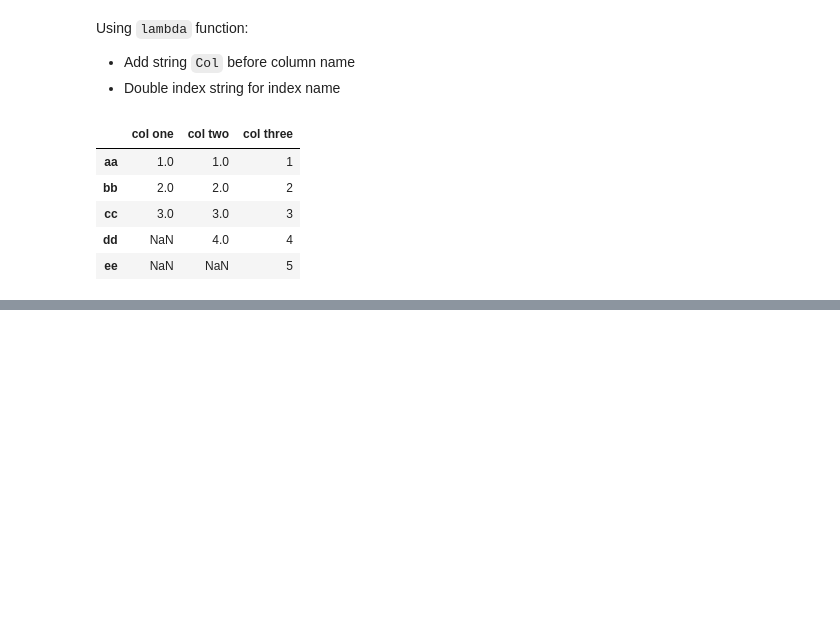
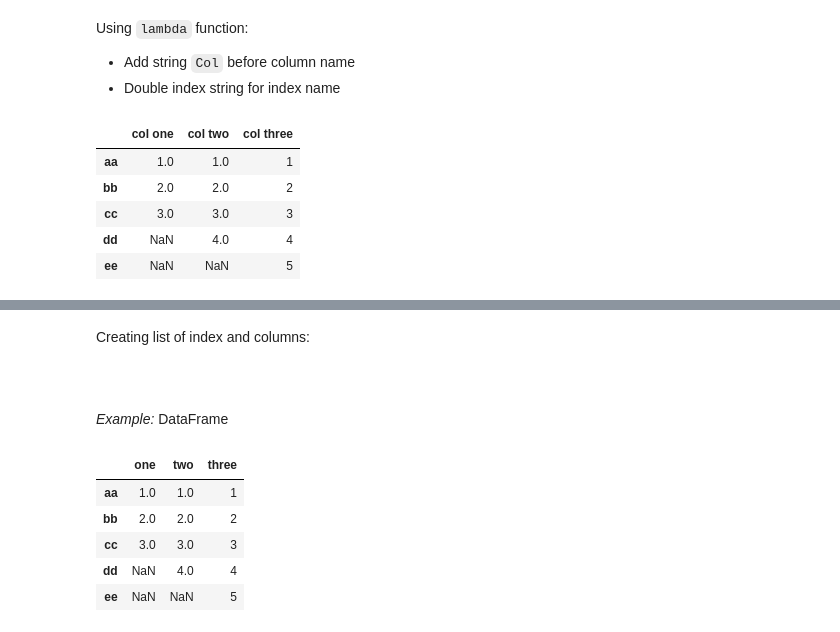
Before and after one commit to progrkaushl/data-science, a Jupyter notebook: Data Analysis/Pandas/3. Column & Row Operations.ipynb, the cells around one changed output, grey strips where cells are left out. Saved outputs shown, nothing was run; the diff lists cells and outputs as text; code cells hidden in the pictures; blank space fills up the shorter version.

```diff
--- a/Data Analysis/Pandas/3. Column & Row Operations.ipynb
+++ b/Data Analysis/Pandas/3. Column & Row Operations.ipynb
@@ -458,0 +509,22 @@ AttributeError: 'Series' object has no attribute 'deepcopy'
+# %% [markdown]
+Creating list of index and columns:
+# %%
+# define list variable of index
+index = ['aa', 'bb', 'cc', 'dd', 'ee']
+
+# define list variable of columns label
+columns = ['ace', 'king', 'queen']
+# %% [markdown]
+<br>
+# %% [markdown]
+*Example:* DataFrame
+# %%
+df_rename.index = index
+df_rename
+# %% [output]
+|  | one | two | three |
+| aa | 1.0 | 1.0 | 1 |
+| bb | 2.0 | 2.0 | 2 |
+| cc | 3.0 | 3.0 | 3 |
+| dd | NaN | 4.0 | 4 |
+| ee | NaN | NaN | 5 |
```
Also changed, not shown: parts of 26 cells of this notebook, 5 other files.
